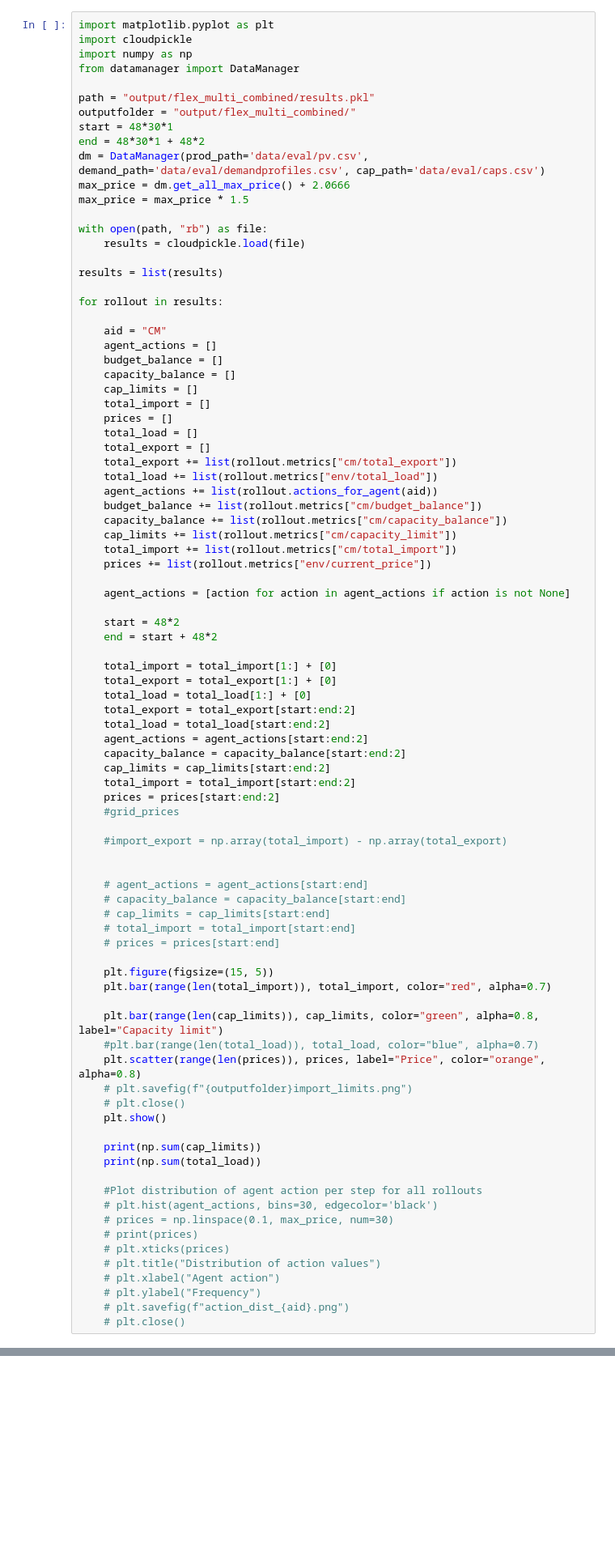
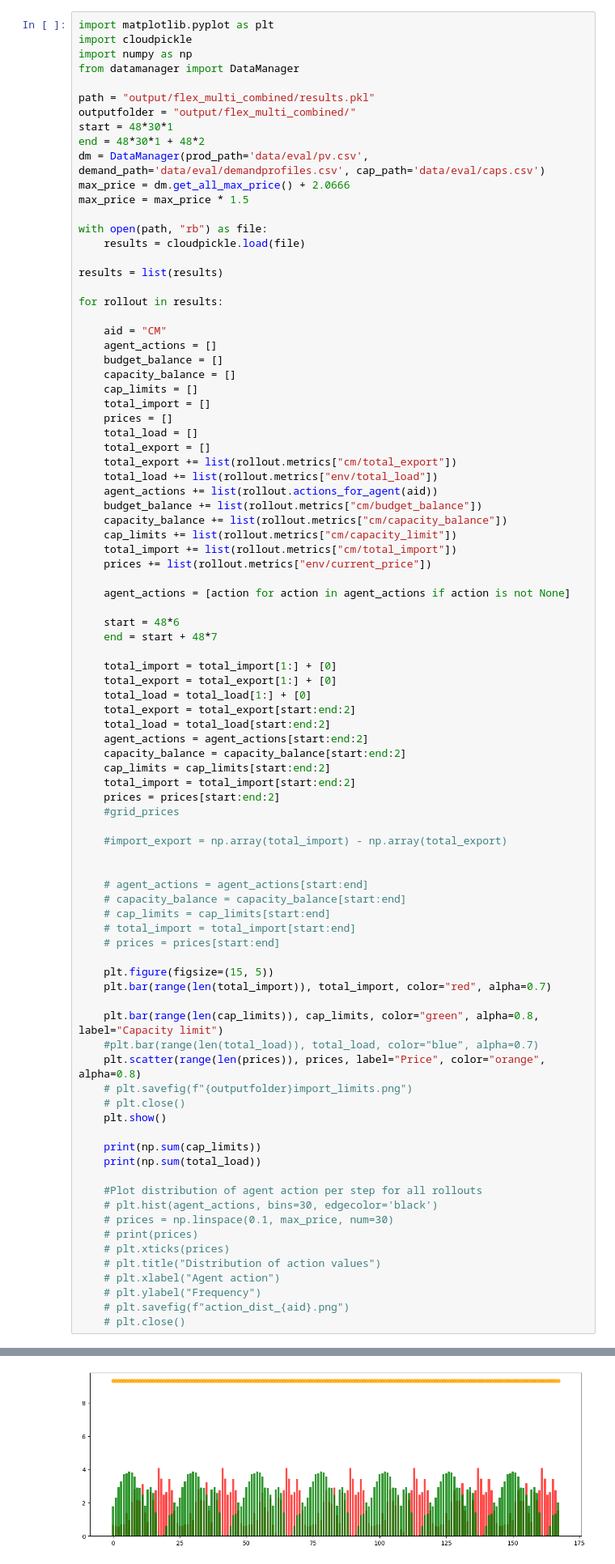
Before and after one commit to antonhlenander/CommunityFlex, a Jupyter notebook: plotting_twolevel.ipynb, the cells around one changed output, grey strips where cells are left out. Shown at 81% size. Cells and saved outputs as stored; diff of their text form; blank space fills up the shorter version.

```diff
--- a/plotting_twolevel.ipynb
+++ b/plotting_twolevel.ipynb
@@ -39,8 +39,8 @@ for rollout in results:
 
     agent_actions = [action for action in agent_actions if action is not None]
 
-    start = 48*2
-    end = start + 48*2
+    start = 48*6
+    end = start + 48*7
 
     total_import = total_import[1:] + [0]
     total_export = total_export[1:] + [0]
@@ -105,0 +94 @@ Production profiles loaded!
+[figure, new version]
```
Also changed, not shown: parts of 2 cells of this notebook, 1 other file.
